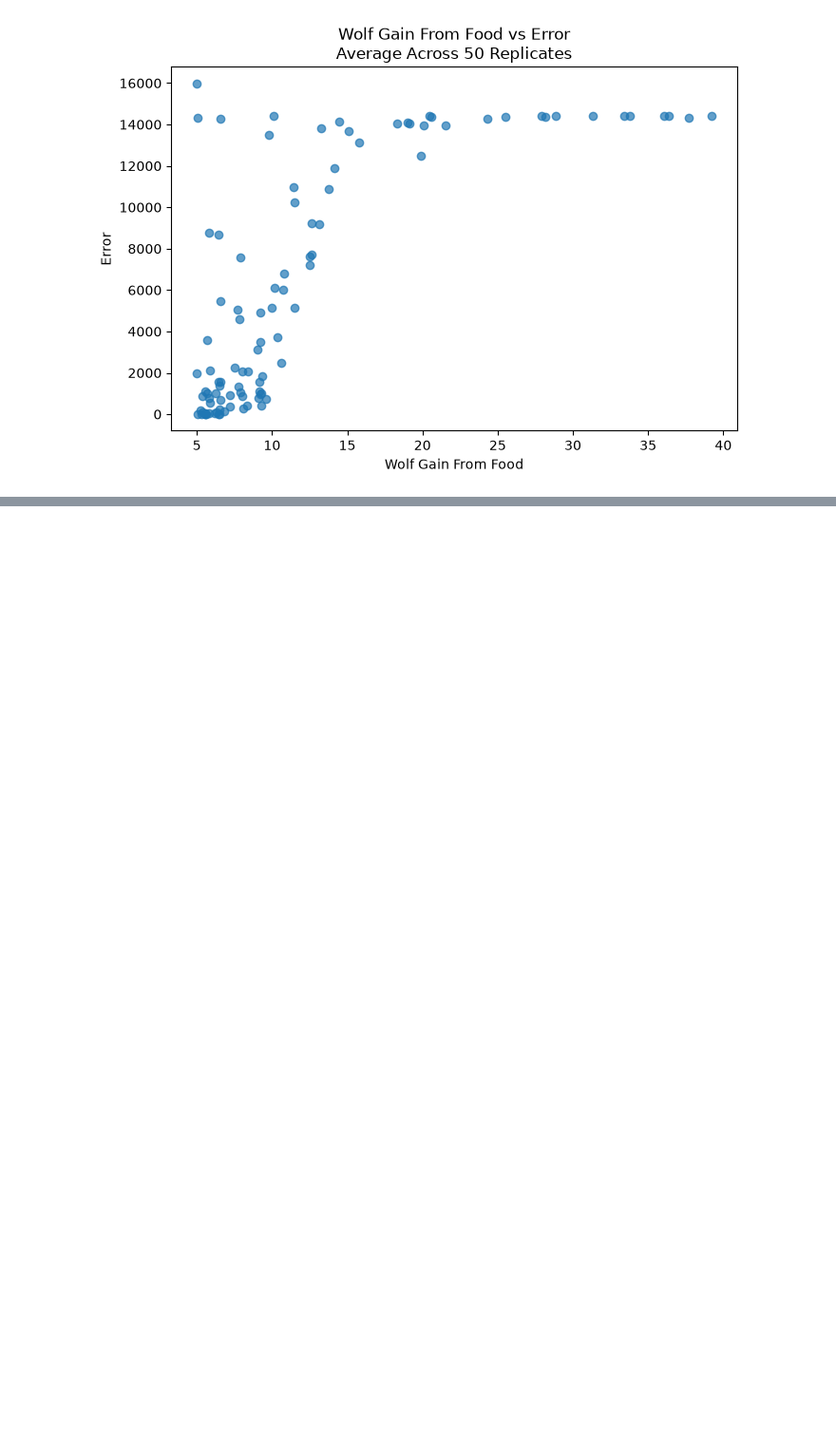
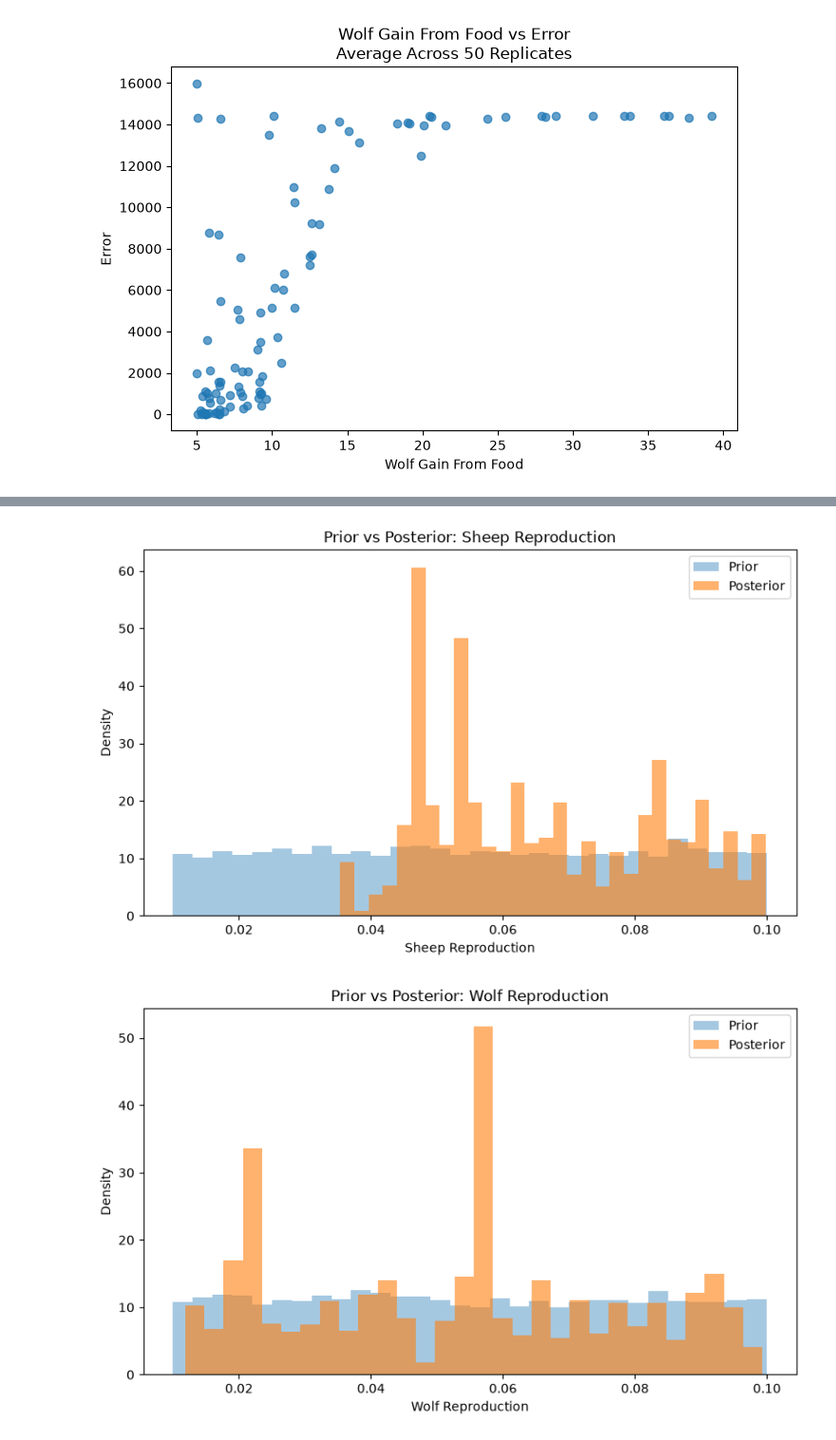
Before and after one commit to JBris/calibrating-abms-workshop, a Jupyter notebook: docs/source/workshop/2_notebooks/2_wolf_sheep_predation.ipynb, the cells around one changed output, grey strips where cells are left out. Shown at 95% size. Drawn from its saved outputs; the diff is of its cells as text; code cells hidden in the pictures; blank space fills up the shorter version.

```diff
--- a/docs/source/workshop/2_notebooks/2_wolf_sheep_predation.ipynb
+++ b/docs/source/workshop/2_notebooks/2_wolf_sheep_predation.ipynb
@@ -442,0 +729,59 @@ for param in param_cols:
+# %%
+import numpy as np
+import matplotlib.pyplot as plt
+
+
+parameters = {
+    "sheep_reproduce": "Sheep Reproduction",
+    "wolf_reproduce": "Wolf Reproduction",
+    "wolf_gain_from_food": "Wolf Gain From Food",
+    "grass_regrowth_time": "Grass Regrowth Time",
+    "sheep_gain_from_food": "Sheep Gain From Food",
+}
+
+
+# Posterior from final pyABC population
+posterior, weights = history.get_distribution(
+    m=0,
+    t=history.max_t,
+)
+
+
+for parameter, label in parameters.items():
+
+    # Draw samples from prior
+    prior_samples = prior[parameter].rvs(
+        size=10000
+    )
+
+    plt.figure(figsize=(8, 5))
+
+    # Prior
+    plt.hist(
+        prior_samples,
+        bins=30,
+        density=True,
+        alpha=0.4,
+        label="Prior",
+    )
+
+    # Posterior
+    plt.hist(
+        posterior[parameter],
+        weights=weights,
+        bins=30,
+        density=True,
+        alpha=0.6,
+        label="Posterior",
+    )
+
+    plt.xlabel(label)
+    plt.ylabel("Density")
+    plt.title(f"Prior vs Posterior: {label}")
+    plt.legend()
+
+    plt.tight_layout()
+    plt.show()
+# %% [output]
+[figure, added]
+[figure, added]
```
Also changed, not shown: parts of 4 cells of this notebook, 2 other files.
